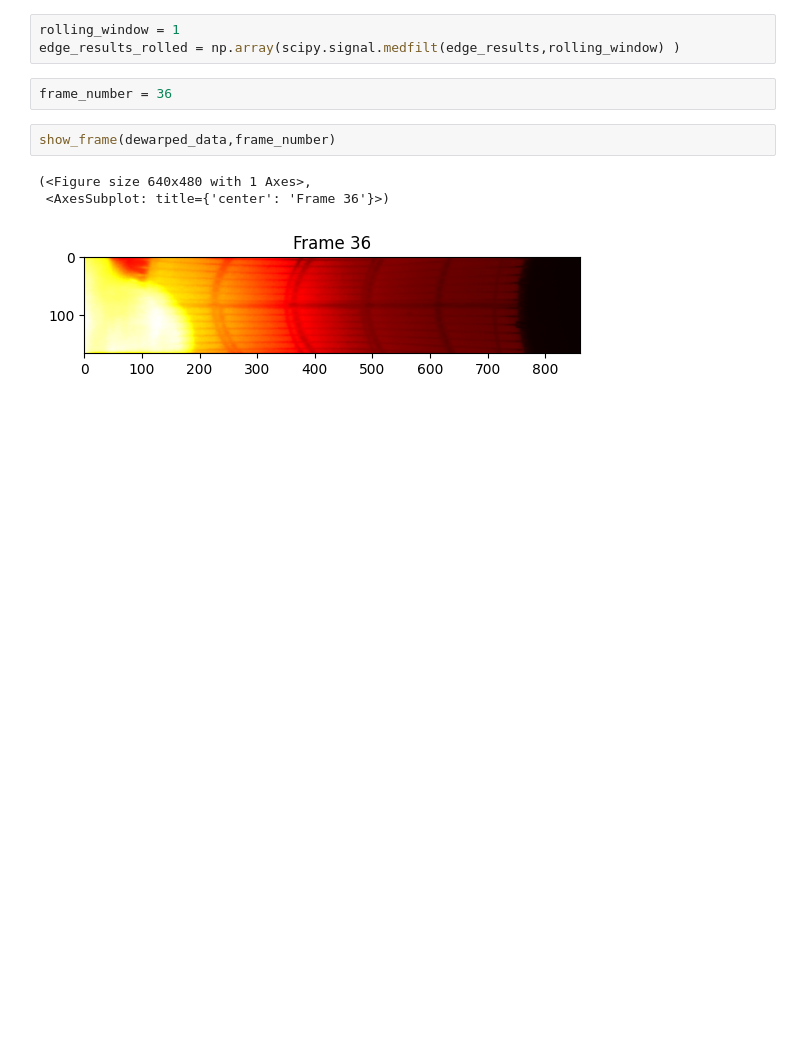
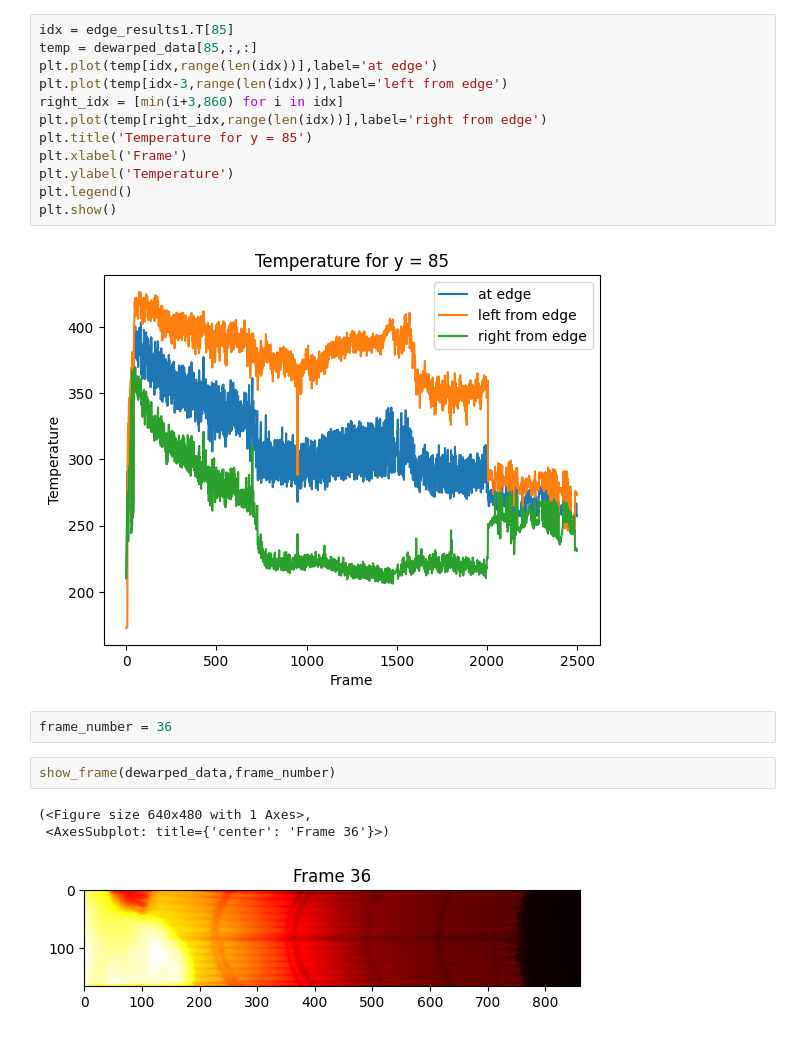
Before and after one commit to FireDynamics/FlameTrack, a Jupyter notebook: test.ipynb, the cells around one changed output. Drawn from its saved outputs; the diff is of its cells as text; blank space fills up the shorter version.

```diff
--- a/test.ipynb
+++ b/test.ipynb
@@ -18,6 +33,17 @@ edge_results = get_edge_results(exp_name)
 # %%
-rolling_window = 1
-edge_results_rolled = np.array(scipy.signal.medfilt(edge_results,rolling_window) )
+idx = edge_results1.T[85]
+temp = dewarped_data[85,:,:]
+plt.plot(temp[idx,range(len(idx))],label='at edge')
+plt.plot(temp[idx-3,range(len(idx))],label='left from edge')
+right_idx = [min(i+3,860) for i in idx]
+plt.plot(temp[right_idx,range(len(idx))],label='right from edge')
+plt.title('Temperature for y = 85')
+plt.xlabel('Frame')
+plt.ylabel('Temperature')
+plt.legend()
+plt.show()
+# %% [output]
+[figure, added]
 # %%
 frame_number = 36
 # %%
```
Also changed, not shown: parts of 3 cells of this notebook, 1 other file.
